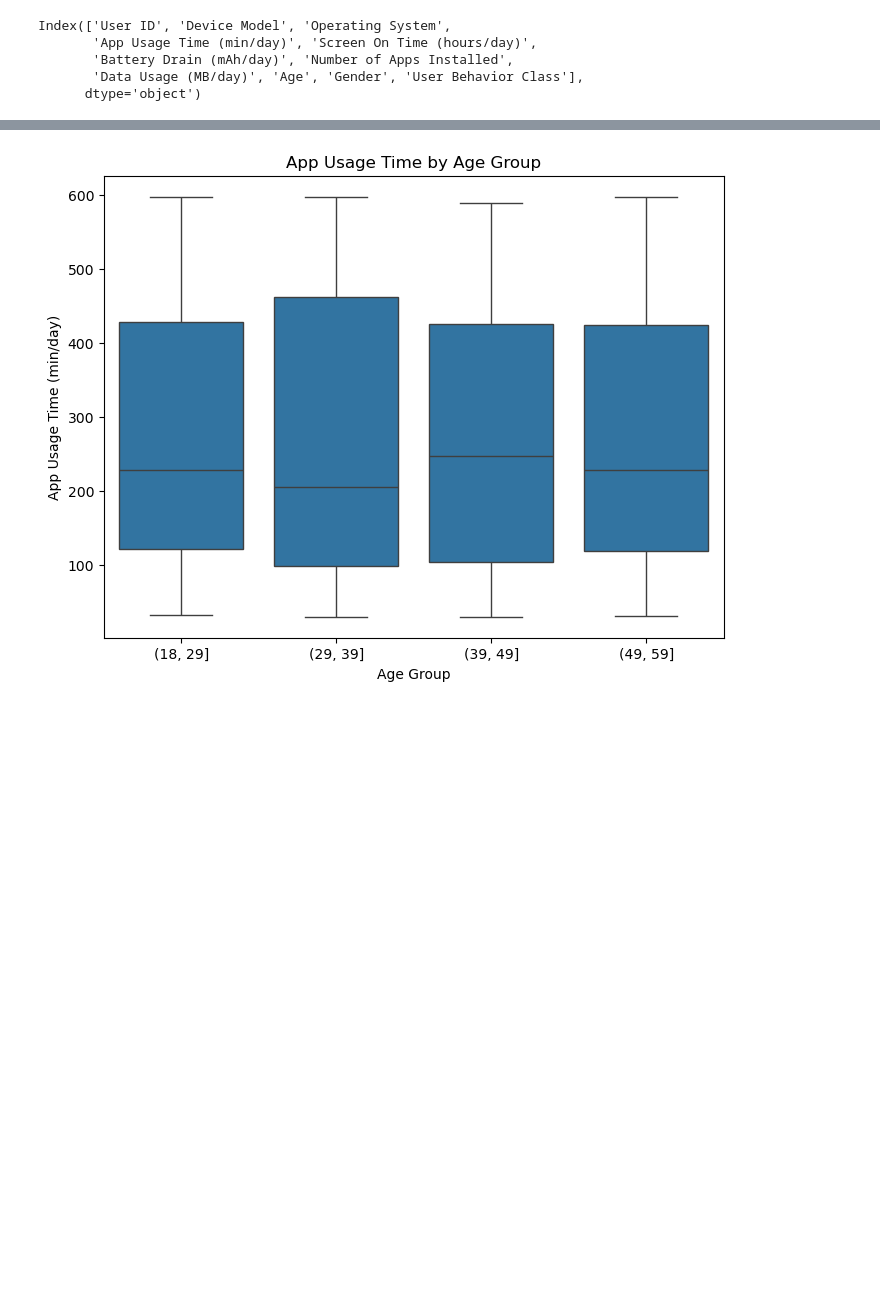
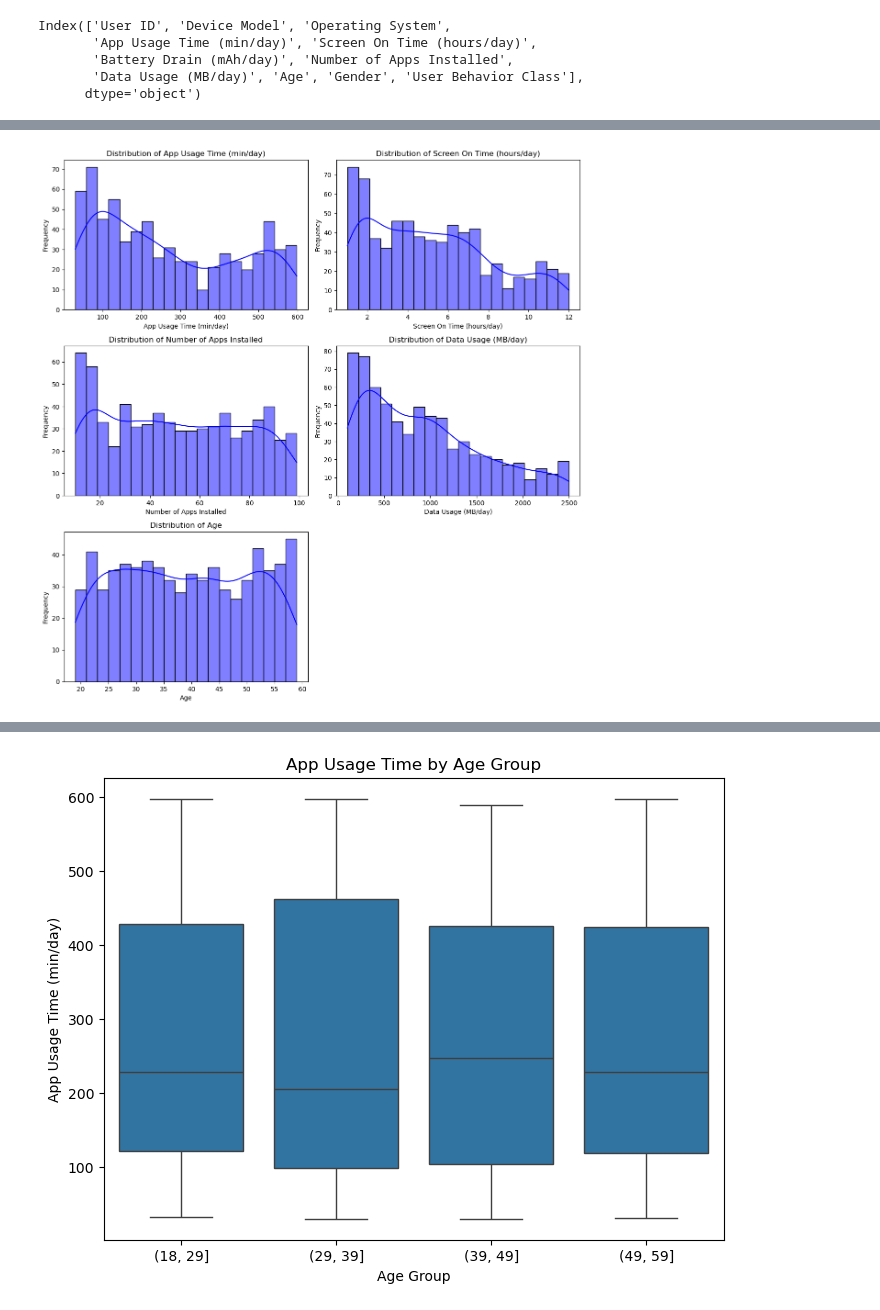
Before and after one commit to LincolnBrownBellevue/DSC680, a Jupyter notebook: Project2/DSC680_Project2_LincolnBrown.ipynb, the cells around one changed output, grey strips where cells are left out. Drawn from its saved outputs; the diff is of its cells as text; code cells hidden in the pictures; blank space fills up the shorter version.

```diff
--- a/Project2/DSC680_Project2_LincolnBrown.ipynb
+++ b/Project2/DSC680_Project2_LincolnBrown.ipynb
@@ -87,0 +75,35 @@ plt.show()
+# %%
+df.dropna(inplace=True)
+# %%
+# Group the features
+numerical_features = ['App Usage Time (min/day)', 'Screen On Time (hours/day)', 'Number of Apps Installed', 'Data Usage (MB/day)', 'Age']
+categorical_features = ['Device Model', 'Operating System', 'Gender']
+# %%
+# Let's start looking at the distribution of numerical features
+# Num of numerical features
+num_features = len(numerical_features)
+
+# Get the dimensions of the grid w/ 2 cols
+n_cols = 2
+n_rows = (num_features + n_cols -1)
+
+# Create subplots
+fig, axes = plt.subplots(n_rows, n_cols, figsize=(12, 4 * n_rows))
+
+# Flatten the axes
+axes = axes.flatten()
+
+for i, feature in enumerate(numerical_features):
+    sns.histplot(data=df, x=feature, kde=True, bins=20, color='blue', ax=axes[i])
+    axes[i].set_title(f'Distribution of {feature}')
+    axes[i].set_xlabel(feature)
+    axes[i].set_ylabel('Frequency')
+
+# Remove unused subplots
+for j in range(i + 1, len(axes)):
+    fig.delaxes(axes[j])
+
+plt.tight_layout()
+plt.show()
+# %% [output]
+[figure, added]
```
Also changed, not shown: parts of 41 cells of this notebook, 6 other files.
